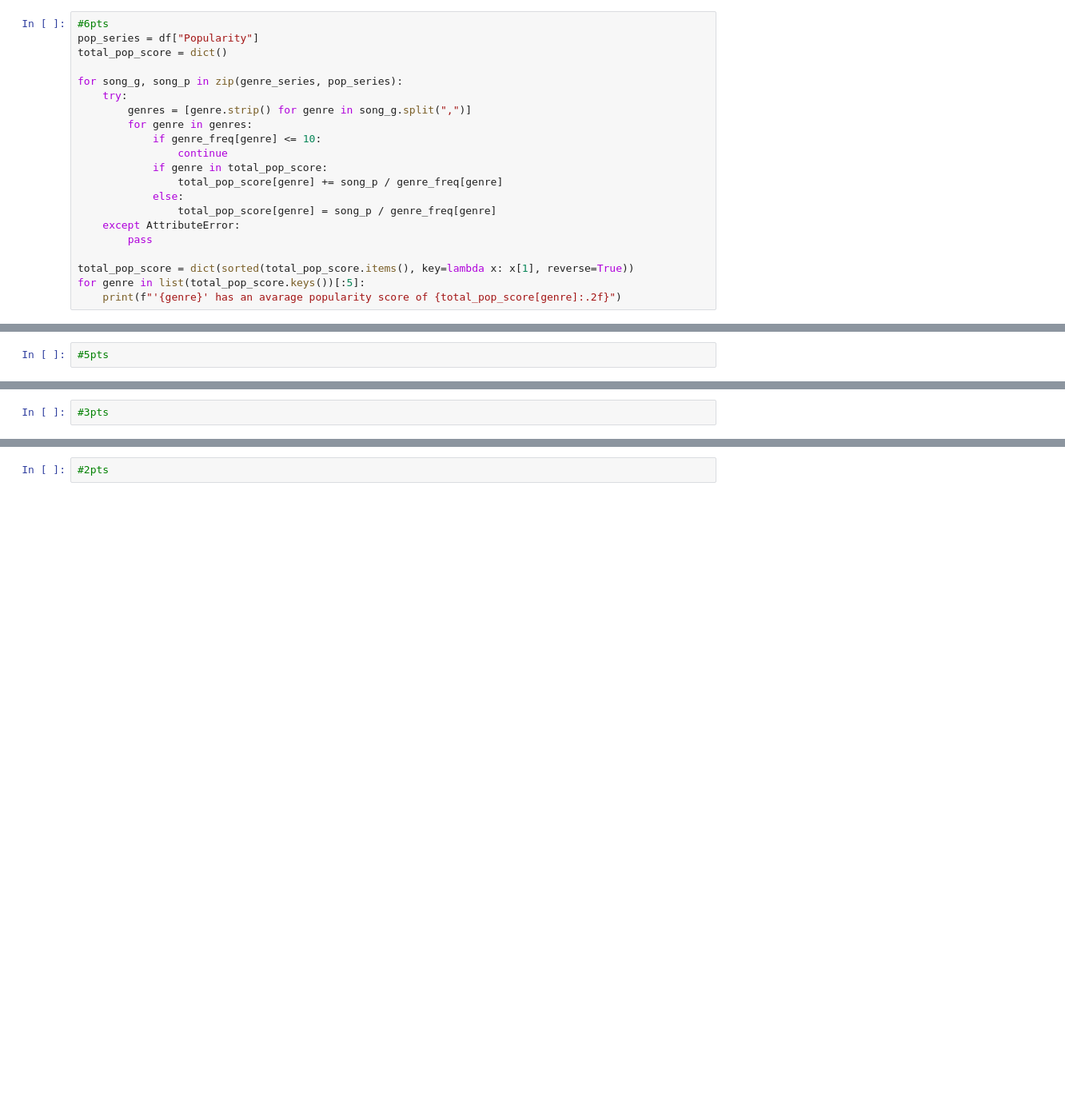
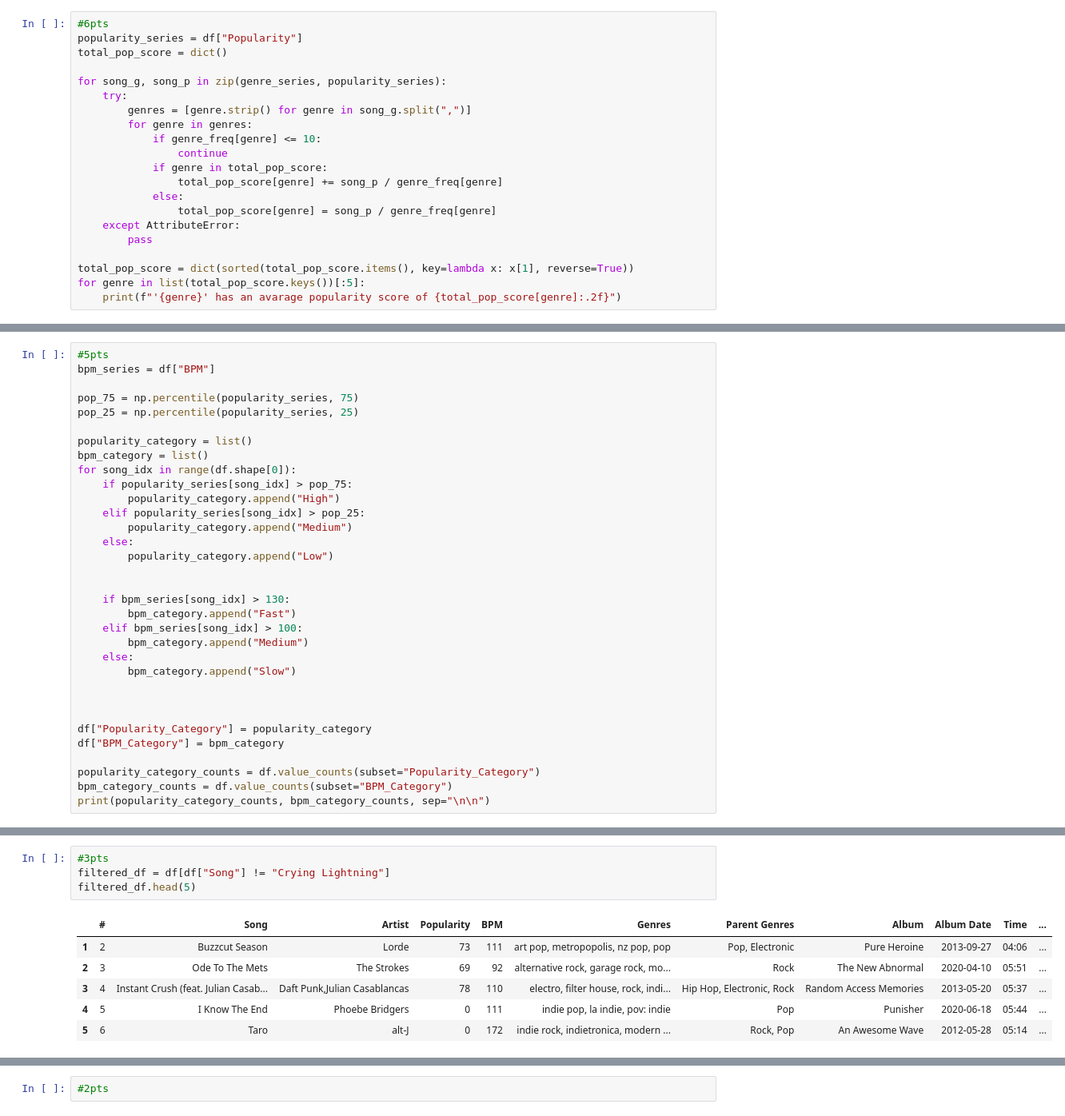
Before and after one commit to firatbatar/SU-Undergraduate-CS210, a Jupyter notebook: Homeworks/HW1/CS210 - Homework 1 - Spotify Playlist Analysis.ipynb, the cells around one changed output, grey strips where cells are left out. Shown at 80% size. Drawn from its saved outputs; the diff is of its cells as text; blank space fills up the shorter version.

```diff
--- a/Homeworks/HW1/CS210 - Homework 1 - Spotify Playlist Analysis.ipynb
+++ b/Homeworks/HW1/CS210 - Homework 1 - Spotify Playlist Analysis.ipynb
@@ -152,10 +152,10 @@ for genre in list(genre_freq.keys())[:10]:
 Let's make the analysis a little more detailed. Specifically, you are required to find and display the top 5 most popular music genres based on their average popularity score, but please only consider genres that appear more than 10 times in the dataset. And at the end print top_genres with their popularity score.
 # %%
 #6pts
-pop_series = df["Popularity"]
+popularity_series = df["Popularity"]
 total_pop_score = dict()
 
-for song_g, song_p in zip(genre_series, pop_series):
+for song_g, song_p in zip(genre_series, popularity_series):
     try:
         genres = [genre.strip() for genre in song_g.split(",")]
         for genre in genres:
@@ -181,3 +181,34 @@ for genre in list(total_pop_score.keys())[:5]:
 Our dataset contains lots of technical information about the music. Still, we can create different columns for better information source. In this question, we will apply a pretty basic feature engineering approach. Here you need to categorize the music according to popularity and BPM.There will be two new columns named "Popularity_Category" and "BPM_Category". Let it be "High" if its popularity is above the 75th percentile, "Medium" if it falls between 25 and 75 (inclusive), and "Low" for all the others. For BPM, if it is below 100, call it "Slow", if it is between 100 and 130 (inclusive), call it "Medium", and if it is greater than 130, let it be "Fast". Once the categorization is complete, print the value counts for both 'Popularity_Category' and 'BPM_Category'.
 # %%
 #5pts
+bpm_series = df["BPM"]
+
+pop_75 = np.percentile(popularity_series, 75)
+pop_25 = np.percentile(popularity_series, 25)
+
+popularity_category = list()
+bpm_category = list()
+for song_idx in range(df.shape[0]):
+    if popularity_series[song_idx] > pop_75:
+        popularity_category.append("High")
+    elif popularity_series[song_idx] > pop_25:
+        popularity_category.append("Medium")
+    else:
+        popularity_category.append("Low")
+
+
+    if bpm_series[song_idx] > 130:
+        bpm_category.append("Fast")
+    elif bpm_series[song_idx] > 100:
+        bpm_category.append("Medium")
+    else:
+        bpm_category.append("Slow")
+
+
+
+df["Popularity_Category"] = popularity_category
+df["BPM_Category"] = bpm_category
+
+popularity_category_counts = df.value_counts(subset="Popularity_Category")
+bpm_category_counts = df.value_counts(subset="BPM_Category")
+print(popularity_category_counts, bpm_category_counts, sep="\n\n")
@@ -185,3 +228,12 @@ Our dataset contains lots of technical information about the music. Still, we ca
 Let's test our filtering skills. Filtering is a significant skill in data science because in many cases you will only need some part of the dataset. In this question, we will filter a song called Crying Lightning by Arctic Monkeys. It's not a song that is arbitrarily chosen by the assistant, you can also take it as a recommendation. :)
 # %%
 #3pts
+filtered_df = df[df["Song"] != "Crying Lightning"]
+filtered_df.head(5)
+# %% [output]
+|  | # | Song | Artist | Popularity | BPM | Genres | Parent Genres | Album | Album Date | Time | ... |
+| 1 | 2 | Buzzcut Season | Lorde | 73 | 111 | art pop, metropopolis, nz pop, pop | Pop, Electronic | Pure Heroine | 2013-09-27 | 04:06 | ... |
+| 2 | 3 | Ode To The Mets | The Strokes | 69 | 92 | alternative rock, garage rock, mo... | Rock | The New Abnormal | 2020-04-10 | 05:51 | ... |
+| 3 | 4 | Instant Crush (feat. Julian Casab... | Daft Punk,Julian Casablancas | 78 | 110 | electro, filter house, rock, indi... | Hip Hop, Electronic, Rock | Random Access Memories | 2013-05-20 | 05:37 | ... |
+| 4 | 5 | I Know The End | Phoebe Bridgers | 0 | 111 | indie pop, la indie, pov: indie | Pop | Punisher | 2020-06-18 | 05:44 | ... |
+| 5 | 6 | Taro | alt-J | 0 | 172 | indie rock, indietronica, modern ... | Rock, Pop | An Awesome Wave | 2012-05-28 | 05:14 | ... |
```
Also changed, not shown: parts of 4 cells of this notebook.
